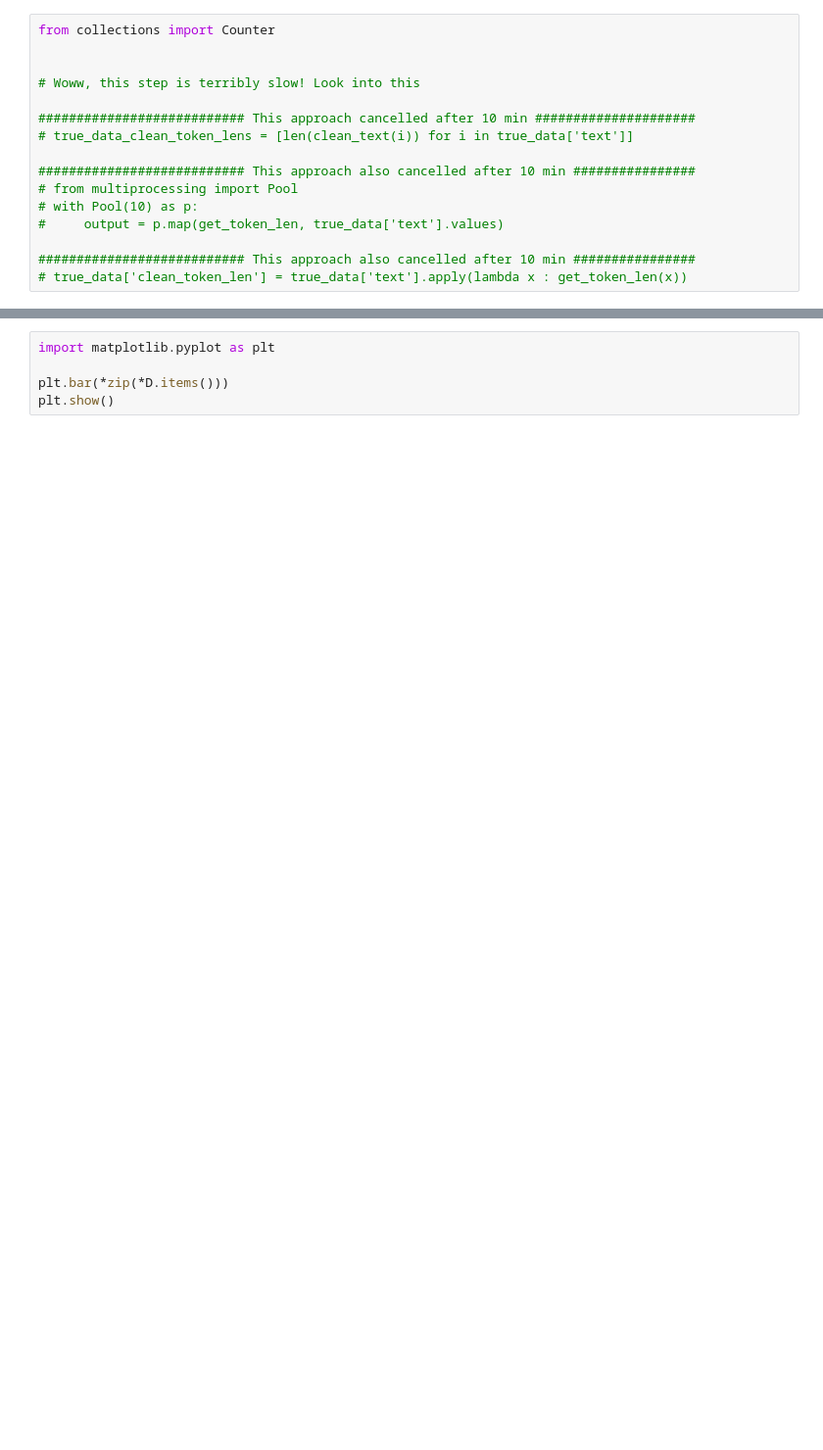
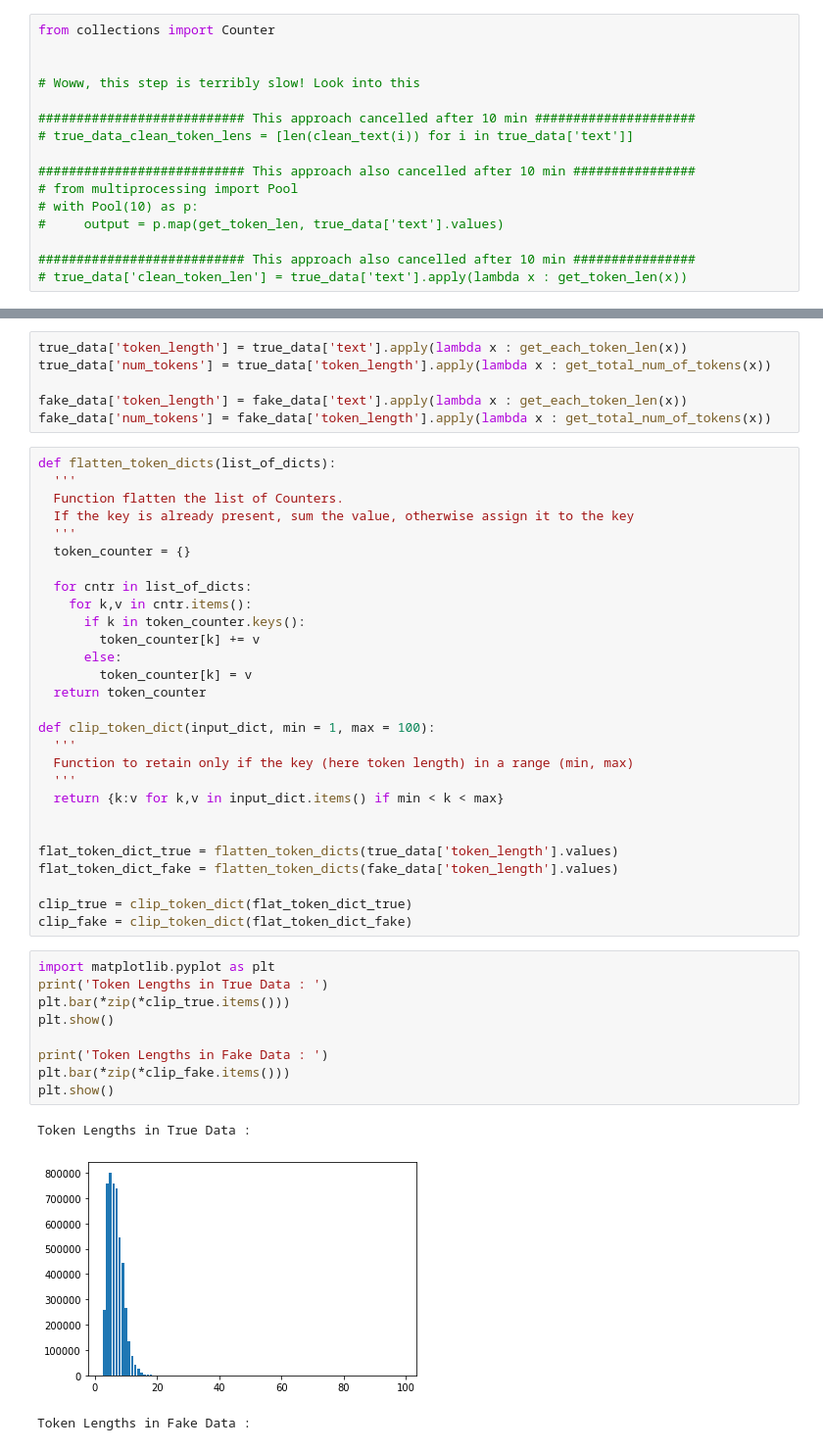
Before and after one commit to suvigyajain0101/Kaggle, a Jupyter notebook: FakeNewsPrediction/EDA.ipynb, the cells around one changed output, grey strips where cells are left out. Shown at 98% size. Saved outputs shown, nothing was run; the diff lists cells and outputs as text; blank space fills up the shorter version.

Commit message:
added token length analysis

```diff
--- a/FakeNewsPrediction/EDA.ipynb
+++ b/FakeNewsPrediction/EDA.ipynb
@@ -198,5 +229,47 @@ from collections import Counter
+# %%
+true_data['token_length'] = true_data['text'].apply(lambda x : get_each_token_len(x))
+true_data['num_tokens'] = true_data['token_length'].apply(lambda x : get_total_num_of_tokens(x))
+
+fake_data['token_length'] = fake_data['text'].apply(lambda x : get_each_token_len(x))
+fake_data['num_tokens'] = fake_data['token_length'].apply(lambda x : get_total_num_of_tokens(x))
+# %%
+def flatten_token_dicts(list_of_dicts):
+  '''
+  Function flatten the list of Counters.
+  If the key is already present, sum the value, otherwise assign it to the key
+  '''
+  token_counter = {}
+
+  for cntr in list_of_dicts:
+    for k,v in cntr.items():
+      if k in token_counter.keys():
+        token_counter[k] += v
+      else:
+        token_counter[k] = v
+  return token_counter
+
+def clip_token_dict(input_dict, min = 1, max = 100):
+  '''
+  Function to retain only if the key (here token length) in a range (min, max)
+  '''
+  return {k:v for k,v in input_dict.items() if min < k < max}
+
+
+flat_token_dict_true = flatten_token_dicts(true_data['token_length'].values)
+flat_token_dict_fake = flatten_token_dicts(fake_data['token_length'].values)
+
+clip_true = clip_token_dict(flat_token_dict_true)
+clip_fake = clip_token_dict(flat_token_dict_fake)
 # %%
 import matplotlib.pyplot as plt
+print('Token Lengths in True Data : ')
+plt.bar(*zip(*clip_true.items()))
+plt.show()
 
-plt.bar(*zip(*D.items()))
+print('Token Lengths in Fake Data : ')
+plt.bar(*zip(*clip_fake.items()))
 plt.show()
+# %% [output]
+Token Lengths in True Data :
+[figure, added]
+Token Lengths in Fake Data :
```
Also changed, not shown: parts of 5 cells of this notebook.
